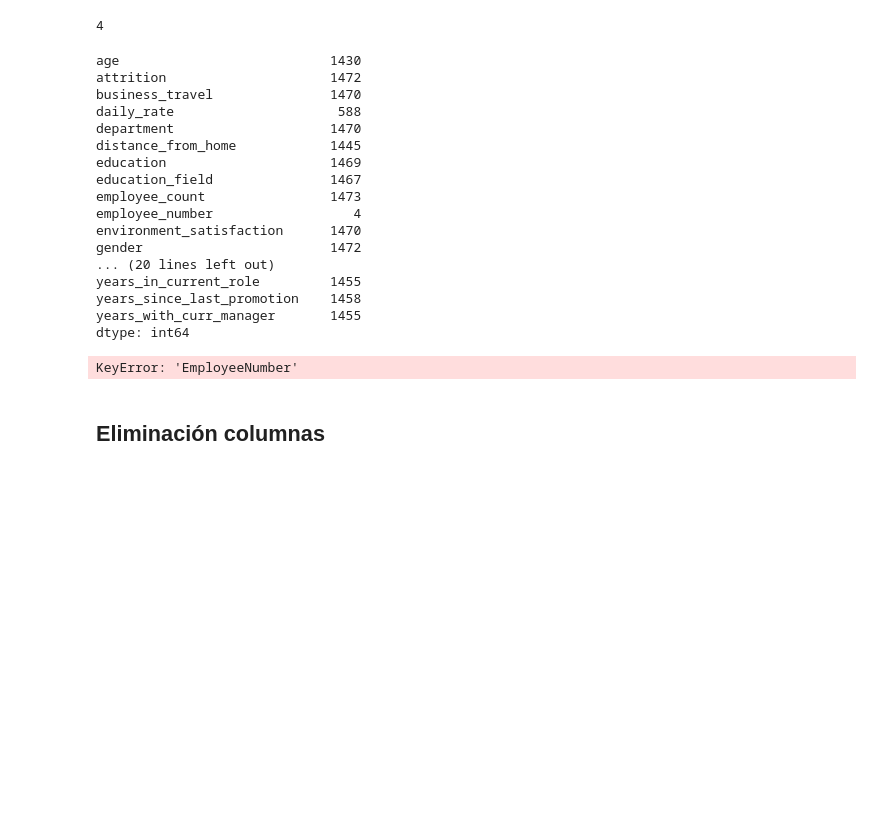
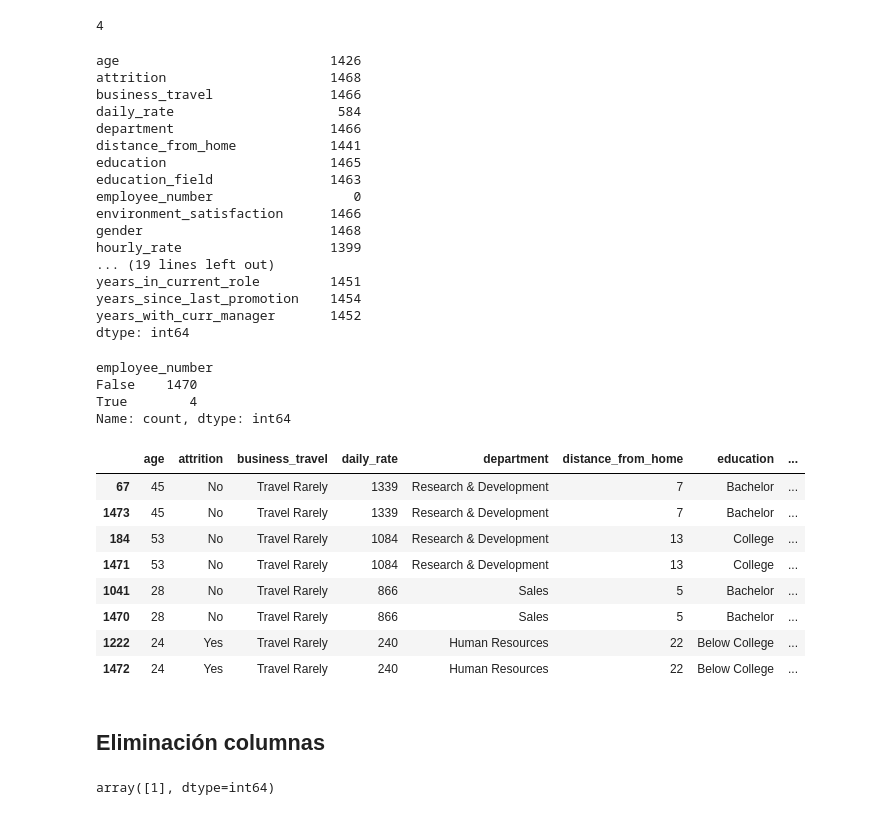
Before and after one commit to PatriciaAnaya/project-da-promo-59-modulo-3-team-3, a Jupyter notebook: optimizacion-de-talento.ipynb, the cells around one changed output. Drawn from its saved outputs; the diff is of its cells as text; code cells hidden in the pictures; blank space fills up the shorter version.

```diff
--- a/optimizacion-de-talento.ipynb
+++ b/optimizacion-de-talento.ipynb
@@ -121,6 +121,3 @@ dtypes: float64(5), int64(14), object(16)
 memory usage: 403.2+ KB
 # %% [markdown]
 ## Estandarización columnas
-# %%
-df_hr["YearsWithCurrManager"] = df_hr["YearsWithCurrManager"].fillna(df_hr["YearsWithCurrManager"].mean())
-df_hr["StandardHours"] = df_hr["StandardHours"].fillna(df_hr["StandardHours"].mean())
@@ -256 +262,4 @@ years_with_curr_manager       0.000000
 dtype: float64
+# %%
+df_hr["years_with_curr_manager"] = df_hr["years_with_curr_manager"].fillna(df_hr["years_with_curr_manager"].median())
+df_hr["standard_hours"] = df_hr["standard_hours"].fillna(df_hr["standard_hours"].median())
@@ -266,36 +296,49 @@ duplicados_por_columna = df_hr.apply(lambda x: x.duplicated().sum())
 
 print(duplicados_por_columna)
 # %% [output]
-age                           1430
-attrition                     1472
-business_travel               1470
-daily_rate                     588
-department                    1470
-distance_from_home            1445
-education                     1469
-education_field               1467
-employee_count                1473
-employee_number                  4
-environment_satisfaction      1470
-gender                        1472
-... (20 lines left out)
-years_in_current_role         1455
-years_since_last_promotion    1458
-years_with_curr_manager       1455
+age                           1426
+attrition                     1468
+business_travel               1466
+daily_rate                     584
+department                    1466
+distance_from_home            1441
+education                     1465
+education_field               1463
+employee_number                  0
+environment_satisfaction      1466
+gender                        1468
+hourly_rate                   1399
+... (19 lines left out)
+years_in_current_role         1451
+years_since_last_promotion    1454
+years_with_curr_manager       1452
 dtype: int64
 # %%
 #Localizamos que los duplicados se encuentran en número de empleado, lo cual es muy importante subsanar.
-df_hr["EmployeeNumber"].duplicated().value_counts()
+df_hr["employee_number"].duplicated().value_counts()
 # %% [output]
-KeyError: 'EmployeeNumber'
+employee_number
+False    1470
+True        4
+Name: count, dtype: int64
 # %%
 # Creamos un nuevo DataFrame solo con las filas donde el ID de empleado está repetido
-duplicados_id = df_hr[df_hr.duplicated(subset=['EmployeeNumber'], keep=False)]
+duplicados_id = df_hr[df_hr.duplicated(subset=['employee_number'], keep=False)]
 
 # Ordenamos por esa columna para ver los repetidos uno al lado del otro
-duplicados_id = duplicados_id.sort_values(by='EmployeeNumber')
+duplicados_id = duplicados_id.sort_values(by='employee_number')
 
 duplicados_id
+# %% [output]
+|  | age | attrition | business_travel | daily_rate | department | distance_from_home | education | ... |
+| 67 | 45 | No | Travel Rarely | 1339 | Research & Development | 7 | Bachelor | ... |
+| 1473 | 45 | No | Travel Rarely | 1339 | Research & Development | 7 | Bachelor | ... |
+| 184 | 53 | No | Travel Rarely | 1084 | Research & Development | 13 | College | ... |
+| 1471 | 53 | No | Travel Rarely | 1084 | Research & Development | 13 | College | ... |
+| 1041 | 28 | No | Travel Rarely | 866 | Sales | 5 | Bachelor | ... |
+| 1470 | 28 | No | Travel Rarely | 866 | Sales | 5 | Bachelor | ... |
+| 1222 | 24 | Yes | Travel Rarely | 240 | Human Resources | 22 | Below College | ... |
+| 1472 | 24 | Yes | Travel Rarely | 240 | Human Resources | 22 | Below College | ... |
 # %%
 # Se localizan duplicados de 4 empleados por número de empleado, por lo que los borramos manteniendo el primero.
 # Las líneas se encuentran totalmente repetidas, por lo que podemos borrarlas sin problema.
@@ -311,5 +354,7 @@ def eliminar_columnas(col):
 # %%
 #todos tienen el mismo valor, no aporta información real, por lo que procedemos a borrarla.
 
-df_hr["EmployeeCount"].unique()
+df_hr["employee_count"].unique()
+# %% [output]
+array([1], dtype=int64)
 # %%
```
Also changed, not shown: parts of 18 cells of this notebook, 1 other file.
